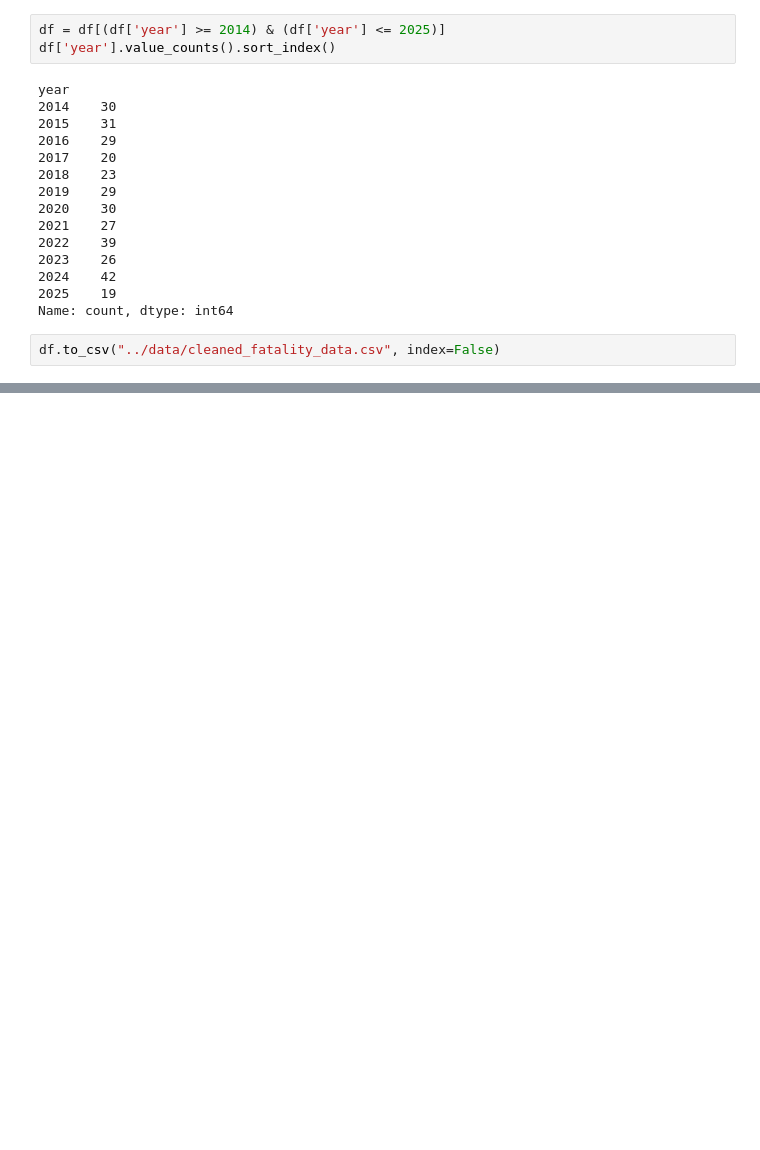
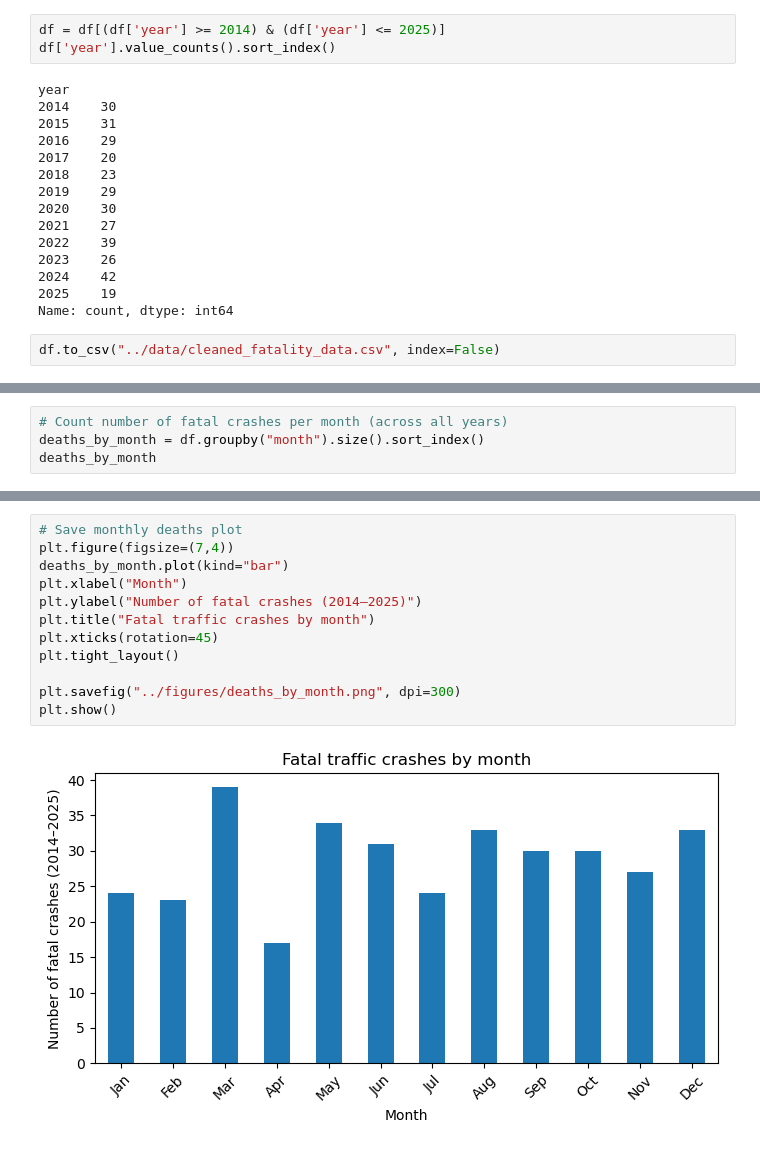
Before and after one commit to UCB-stat-159-f25/final-group26, a Jupyter notebook: notebooks/01_data_cleaning_and_death_trends.ipynb, the cells around one changed output, grey strips where cells are left out. Saved outputs shown, nothing was run; the diff lists cells and outputs as text; blank space fills up the shorter version.

```diff
--- a/notebooks/01_data_cleaning_and_death_trends.ipynb
+++ b/notebooks/01_data_cleaning_and_death_trends.ipynb
@@ -162,0 +206,4 @@ df.to_csv("../data/cleaned_fatality_data.csv", index=False)
+# %%
+# Count number of fatal crashes per month (across all years)
+deaths_by_month = df.groupby("month").size().sort_index()
+deaths_by_month
@@ -162,0 +225,14 @@ df.to_csv("../data/cleaned_fatality_data.csv", index=False)
+# %%
+# Save monthly deaths plot
+plt.figure(figsize=(7,4))
+deaths_by_month.plot(kind="bar")
+plt.xlabel("Month")
+plt.ylabel("Number of fatal crashes (2014–2025)")
+plt.title("Fatal traffic crashes by month")
+plt.xticks(rotation=45)
+plt.tight_layout()
+
+plt.savefig("../figures/deaths_by_month.png", dpi=300)
+plt.show()
+# %% [output]
+[figure, added]
```
Also changed, not shown: parts of 9 cells of this notebook.
